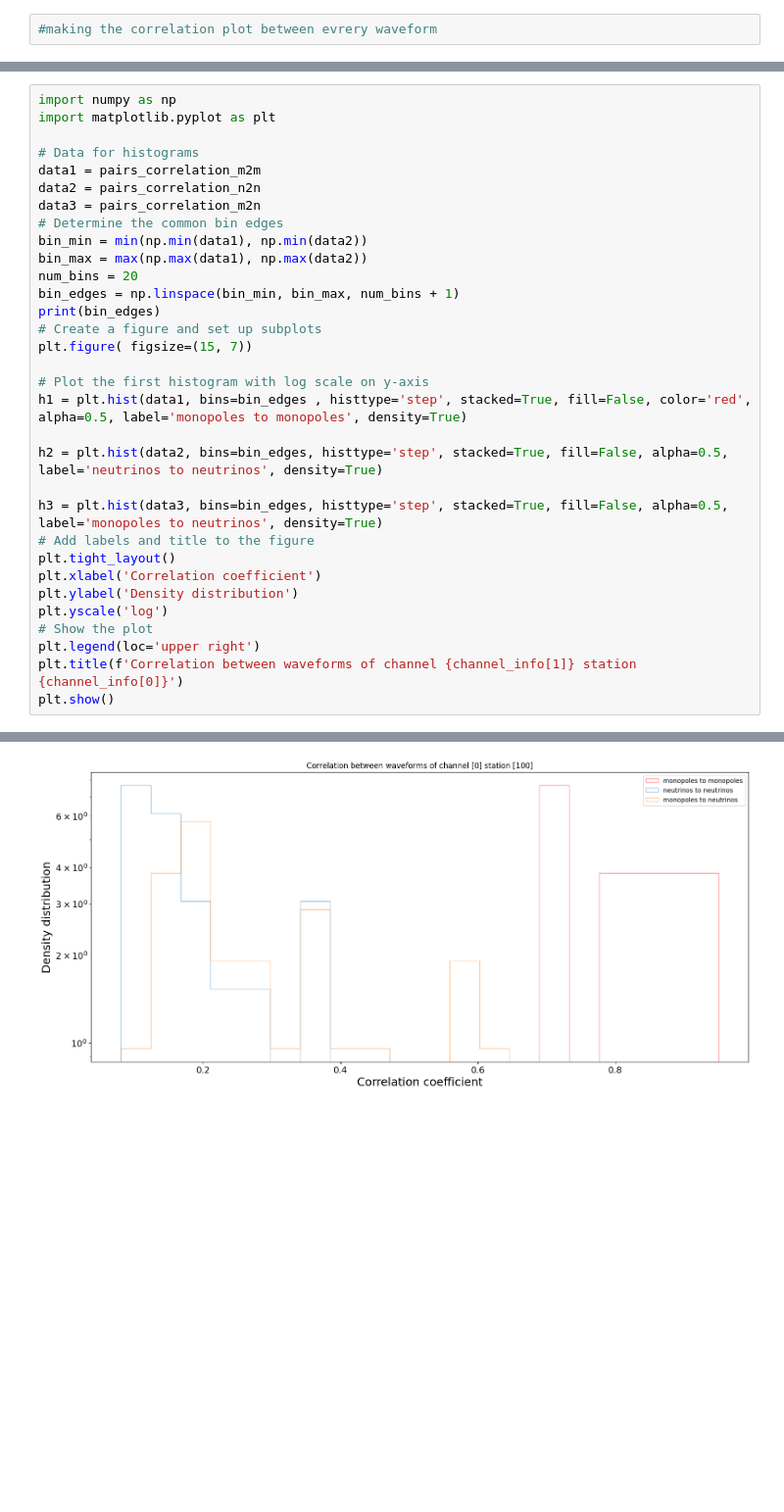
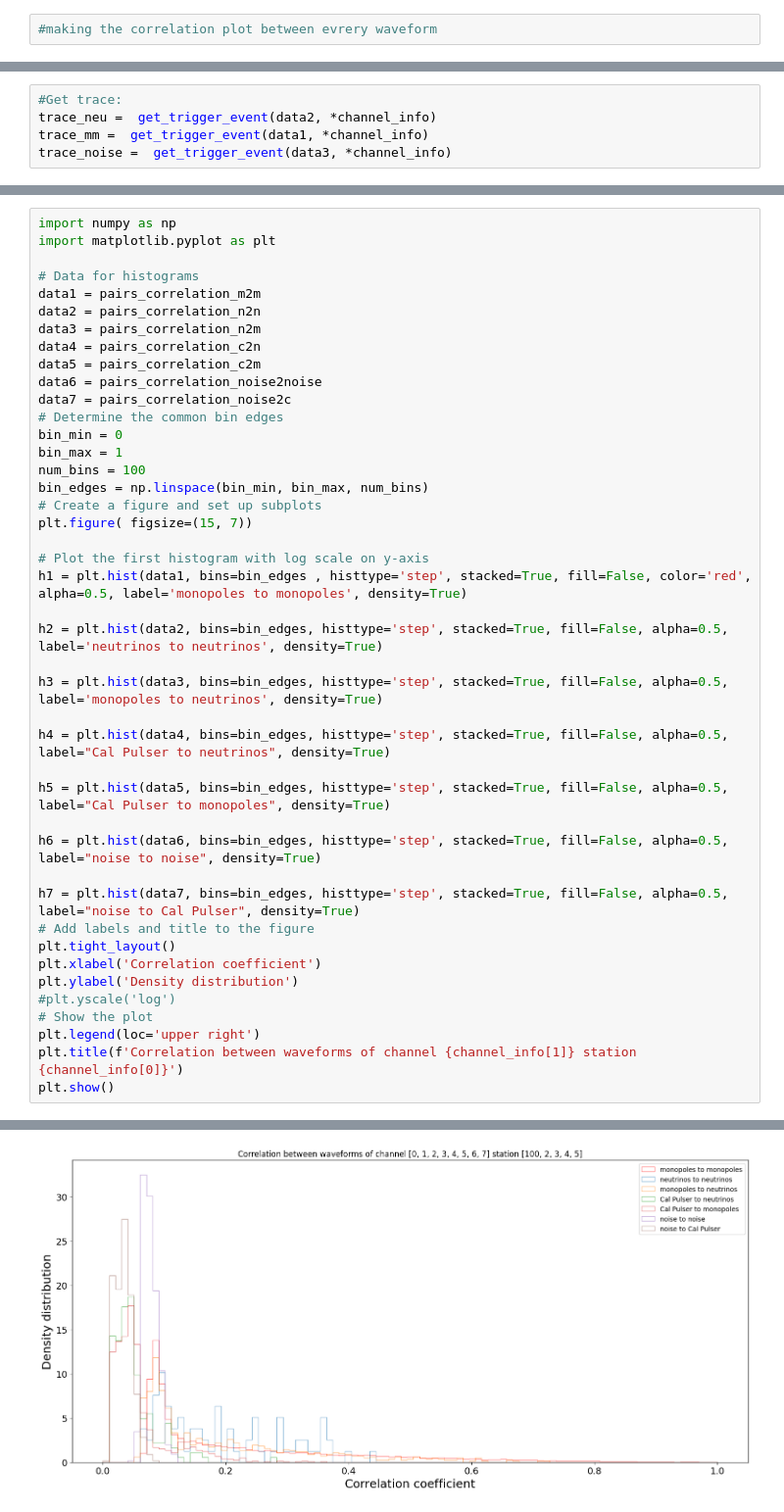
Before and after one commit to Teikiet/Monopoles_TK, a Jupyter notebook: Analyzing/Correlation.ipynb, the cells around one changed output, grey strips where cells are left out. Shown at 98% size. Cells and saved outputs as stored; diff of their text form; blank space fills up the shorter version.

```diff
--- a/Analyzing/Correlation.ipynb
+++ b/Analyzing/Correlation.ipynb
@@ -136,0 +172,5 @@ pairs_correlation_m2n = [max(correlation(np.array(trace_mm[i]), np.array(trace_n
+# %%
+#Get trace:
+trace_neu =  get_trigger_event(data2, *channel_info)
+trace_mm =  get_trigger_event(data1, *channel_info)
+trace_noise =  get_trigger_event(data3, *channel_info)
@@ -141,13 +242,16 @@ import matplotlib.pyplot as plt
 # Data for histograms
 data1 = pairs_correlation_m2m
 data2 = pairs_correlation_n2n
-data3 = pairs_correlation_m2n
+data3 = pairs_correlation_n2m
+data4 = pairs_correlation_c2n
+data5 = pairs_correlation_c2m
+data6 = pairs_correlation_noise2noise
+data7 = pairs_correlation_noise2c
 # Determine the common bin edges
-bin_min = min(np.min(data1), np.min(data2))
-bin_max = max(np.max(data1), np.max(data2))
-num_bins = 20
-bin_edges = np.linspace(bin_min, bin_max, num_bins + 1)
-print(bin_edges)
+bin_min = 0
+bin_max = 1
+num_bins = 100
+bin_edges = np.linspace(bin_min, bin_max, num_bins)
 # Create a figure and set up subplots
 plt.figure( figsize=(15, 7))
 
@@ -157,11 +261,19 @@ h1 = plt.hist(data1, bins=bin_edges , histtype='step', stacked=True, fill=False,
 h2 = plt.hist(data2, bins=bin_edges, histtype='step', stacked=True, fill=False, alpha=0.5, label='neutrinos to neutrinos', density=True)
 
 h3 = plt.hist(data3, bins=bin_edges, histtype='step', stacked=True, fill=False, alpha=0.5, label='monopoles to neutrinos', density=True)
+
+h4 = plt.hist(data4, bins=bin_edges, histtype='step', stacked=True, fill=False, alpha=0.5, label="Cal Pulser to neutrinos", density=True)
+
+h5 = plt.hist(data5, bins=bin_edges, histtype='step', stacked=True, fill=False, alpha=0.5, label="Cal Pulser to monopoles", density=True)
+
+h6 = plt.hist(data6, bins=bin_edges, histtype='step', stacked=True, fill=False, alpha=0.5, label="noise to noise", density=True)
+
+h7 = plt.hist(data7, bins=bin_edges, histtype='step', stacked=True, fill=False, alpha=0.5, label="noise to Cal Pulser", density=True)
 # Add labels and title to the figure
 plt.tight_layout()
 plt.xlabel('Correlation coefficient')
 plt.ylabel('Density distribution')
-plt.yscale('log')
+#plt.yscale('log')
 # Show the plot
 plt.legend(loc='upper right')
 plt.title(f'Correlation between waveforms of channel {channel_info[1]} station {channel_info[0]}')
@@ -174,3 +282,3 @@ plt.show()
-[figure, old version]
+[figure, new version]
 # %%
 plt.figure(figsize=(15, 7))
```
Also changed, not shown: parts of 16 cells of this notebook, 1 other file.
